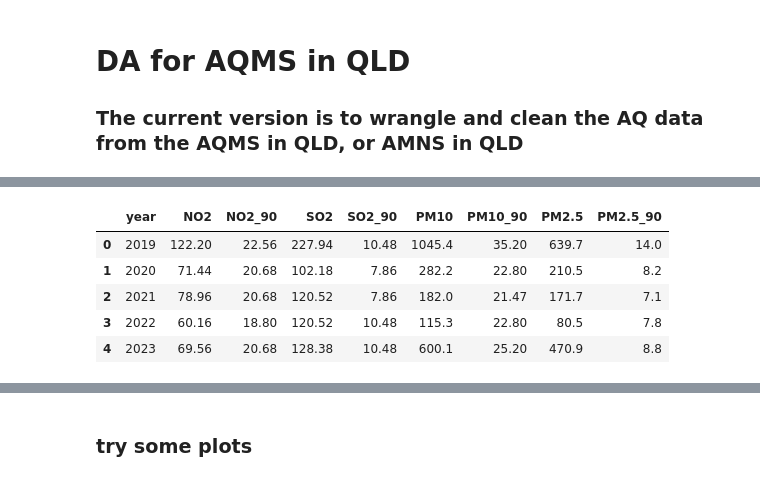
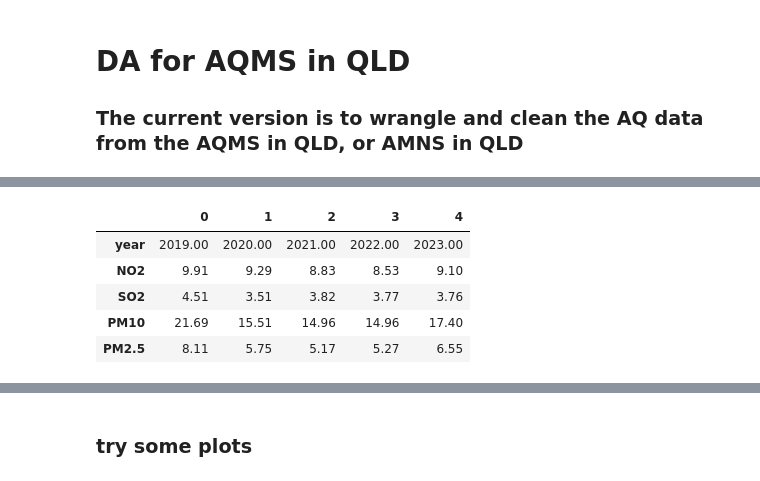
Before and after one commit to GinnCheng/DA_AQ_hub, a Jupyter notebook: main_script.ipynb, the cells around one changed output, grey strips where cells are left out. Saved outputs shown, nothing was run; the diff lists cells and outputs as text; code cells hidden in the pictures.

```diff
--- a/main_script.ipynb
+++ b/main_script.ipynb
@@ -44,9 +19,10 @@ df_bc_1hr_avg = bc_data.fetch().format().wrangle(quantity_group=['dust','voc']).
-# %%
-df_bc_1hr_avg
-# %% [output]
-|  | year | NO2 | NO2_90 | SO2 | SO2_90 | PM10 | PM10_90 | PM2.5 | PM2.5_90 |
-| 0 | 2019 | 122.20 | 22.56 | 227.94 | 10.48 | 1045.4 | 35.20 | 639.7 | 14.0 |
-| 1 | 2020 | 71.44 | 20.68 | 102.18 | 7.86 | 282.2 | 22.80 | 210.5 | 8.2 |
-| 2 | 2021 | 78.96 | 20.68 | 120.52 | 7.86 | 182.0 | 21.47 | 171.7 | 7.1 |
-| 3 | 2022 | 60.16 | 18.80 | 120.52 | 10.48 | 115.3 | 22.80 | 80.5 | 7.8 |
-| 4 | 2023 | 69.56 | 20.68 | 128.38 | 10.48 | 600.1 | 25.20 | 470.9 | 8.8 |
+# %%
+df_bc_yr_avg = bc_data.average(period='year')
+df_bc_yr_avg.T
+# %% [output]
+|  | 0 | 1 | 2 | 3 | 4 |
+| year | 2019.00 | 2020.00 | 2021.00 | 2022.00 | 2023.00 |
+| NO2 | 9.91 | 9.29 | 8.83 | 8.53 | 9.10 |
+| SO2 | 4.51 | 3.51 | 3.82 | 3.77 | 3.76 |
+| PM10 | 21.69 | 15.51 | 14.96 | 14.96 | 17.40 |
+| PM2.5 | 8.11 | 5.75 | 5.17 | 5.27 | 6.55 |
```
Also changed, not shown: parts of 12 cells of this notebook.
